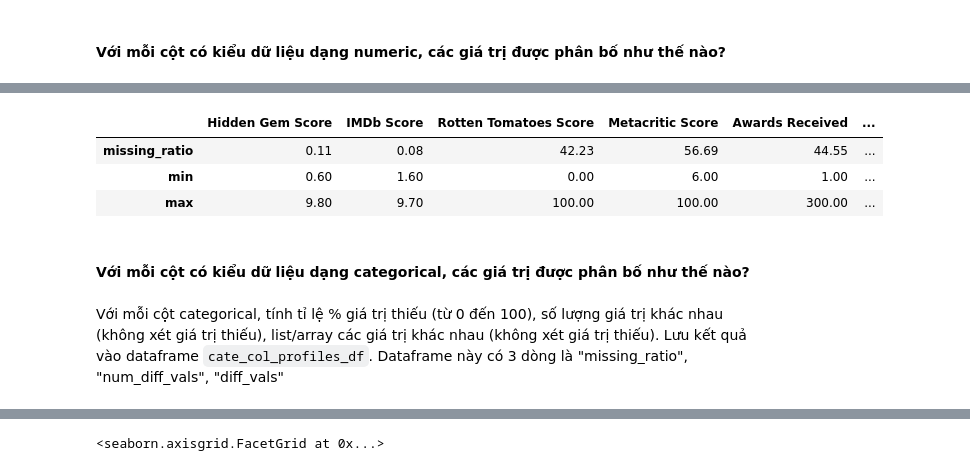
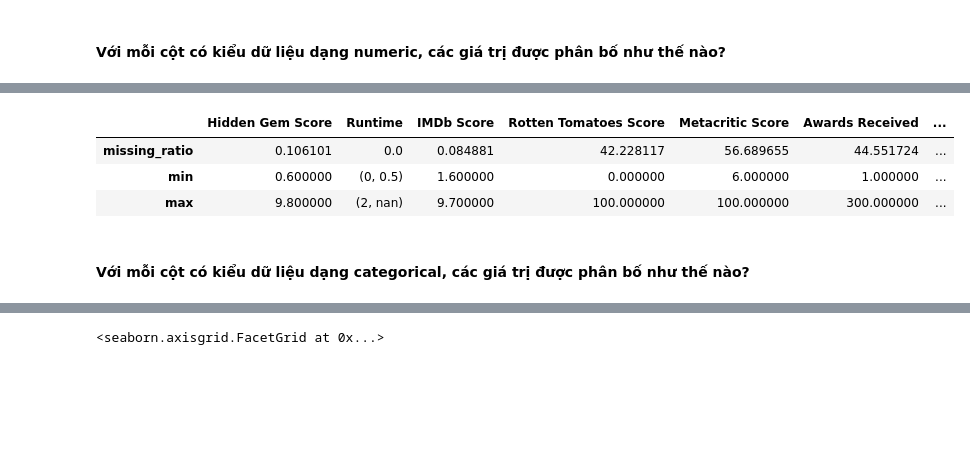
Before and after one commit to VienHaiYen/Netflix-dataset-2021, a Jupyter notebook: main.ipynb, the cells around one changed output, grey strips where cells are left out. Drawn from its saved outputs; the diff is of its cells as text; code cells hidden in the pictures; blank space fills up the shorter version.

```diff
--- a/main.ipynb
+++ b/main.ipynb
@@ -195,0 +184,2 @@ Name: Boxoffice, Length: 9425, dtype: float64
+# %%
+df['Boxoffice'] = df['Boxoffice'].transform(lambda x: x if x is not np.nan else x[1:])
@@ -198,4 +190,4 @@ Name: Boxoffice, Length: 9425, dtype: float64
 # %%
 columns=["Genre","Tags","Languages","Country Availability","Writer","Actors","Production House"]
 for col in columns:
-    df[col]=df[col].transform(lambda x: tuple(x.split(',')) if x is not np.nan else x)
+    df[col]=df[col].transform(lambda x: x.split(', ') if x is not np.nan else x)
@@ -225,20 +201,16 @@ Với mỗi cột numeric, tính tỉ lệ % giá trị thiếu (từ 0 đến 1
 # %%
-nume_col_profiles_df = df.loc[:, ["Hidden Gem Score", "IMDb Score", "Rotten Tomatoes Score", "Metacritic Score",
-                                "Awards Received", "Awards Nominated For", "Boxoffice", "Release Date",
-                                "Netflix Release Date", "IMDb Votes" ]]
-missing_ratio = nume_col_profiles_df.isnull().sum() * 100 / len(df)
-min_value = nume_col_profiles_df.min()
-max_value = nume_col_profiles_df.max()
-nume_col_profiles_df = pd.DataFrame(data = [missing_ratio, min_value, max_value],
-                                    index = ['missing_ratio', 'min', 'max'])
-
-nume_col_profiles_df.round(2)
+# YOUR CODE HERE
+nume_col_df = df[["Hidden Gem Score","Runtime", "IMDb Score", "Rotten Tomatoes Score", "Metacritic Score", "Awards Received", "Awards Nominated For", "Boxoffice", "Release Date", "Netflix Release Date", "IMDb Votes", ]]
+missing_ratio = nume_col_df.isnull().sum()*100/len(nume_col_df)
+min = nume_col_df.min()
+max = nume_col_df.max()
+row_name = ['missing_ratio','min','max']
+nume_col_profiles_df = pd.DataFrame([missing_ratio,min,max],index=row_name )
+nume_col_profiles_df
 # %% [output]
-|  | Hidden Gem Score | IMDb Score | Rotten Tomatoes Score | Metacritic Score | Awards Received | ... |
-| missing_ratio | 0.11 | 0.08 | 42.23 | 56.69 | 44.55 | ... |
-| min | 0.60 | 1.60 | 0.00 | 6.00 | 1.00 | ... |
-| max | 9.80 | 9.70 | 100.00 | 100.00 | 300.00 | ... |
+|  | Hidden Gem Score | Runtime | IMDb Score | Rotten Tomatoes Score | Metacritic Score | Awards Received | ... |
+| missing_ratio | 0.106101 | 0.0 | 0.084881 | 42.228117 | 56.689655 | 44.551724 | ... |
+| min | 0.600000 | (0, 0.5) | 1.600000 | 0.000000 | 6.000000 | 1.000000 | ... |
+| max | 9.800000 | (2, nan) | 9.700000 | 100.000000 | 100.000000 | 300.000000 | ... |
 # %% [markdown]
 #### Với mỗi cột có kiểu dữ liệu dạng categorical, các giá trị được phân bố như thế nào?
-# %% [markdown]
-Với mỗi cột categorical, tính tỉ lệ % giá trị thiếu (từ 0 đến 100), số lượng giá trị khác nhau (không xét giá trị thiếu), list/array các giá trị khác nhau (không xét giá trị thiếu). Lưu kết quả vào dataframe `cate_col_profiles_df`. Dataframe này có 3 dòng là "missing_ratio", "num_diff_vals", "diff_vals"
```
Also changed, not shown: parts of 26 cells of this notebook, 1 other file.
